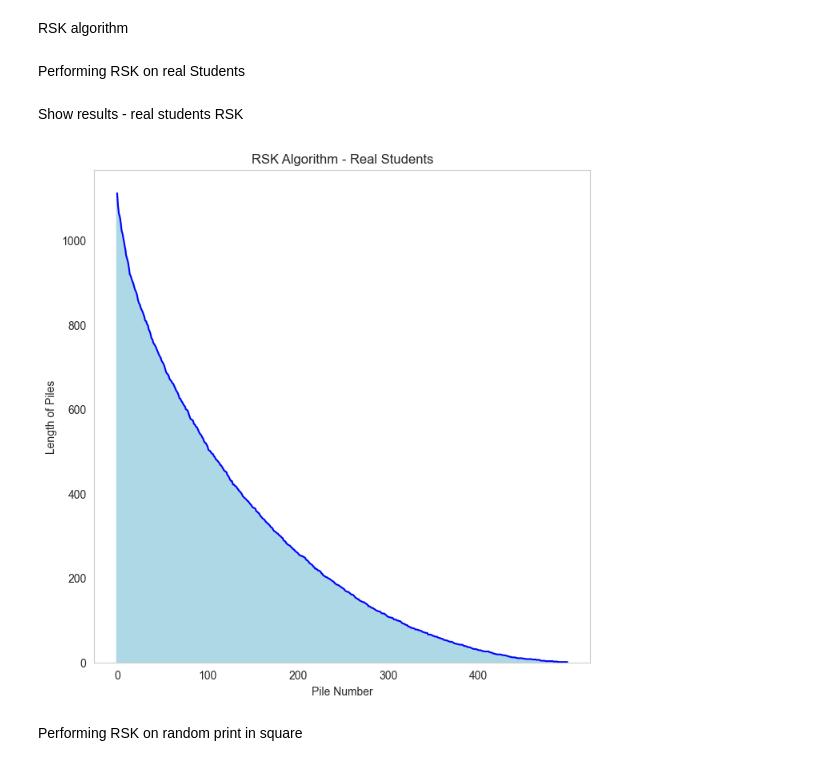
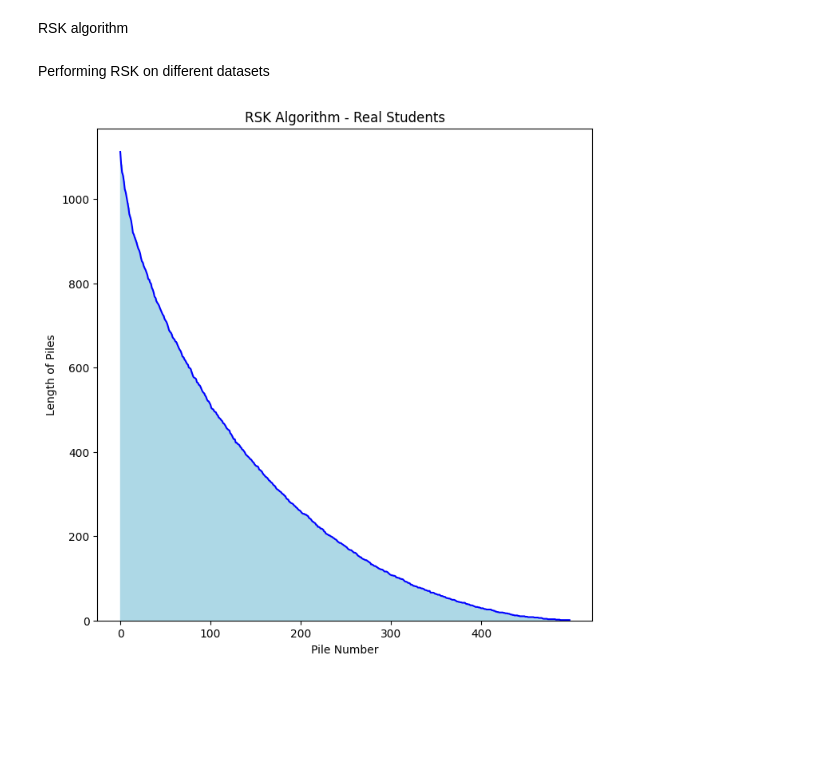
Before and after one commit to rotemchn/SortingGrades, a Jupyter notebook: RSK_algo.ipynb, the cells around one changed output. Cells and saved outputs as stored; diff of their text form; code cells hidden in the pictures; blank space fills up the shorter version.

Commit message:
arranged and plot of real students piles in colors

```diff
--- a/RSK_algo.ipynb
+++ b/RSK_algo.ipynb
@@ -68,6 +67,32 @@ def RSK(df):
             if flag:
                 piles.append([element])
     return piles
+# %%
+def plot_piles(piles, filename, title):
+    lists_lengths = [len(sublist) for sublist in piles]
+    list_indices = range(len(piles))
+    # Create a figure and axes
+    fig, ax = plt.subplots(figsize=(8, 8))
+
+    # Create a bar plot
+    ax.bar(list_indices, lists_lengths, color='skyblue', edgecolor='lightblue', label='List Lengths')
+
+    # Create a line plot
+    ax.plot(list_indices, lists_lengths, color='blue', linestyle='-', label='Line Connects')
+
+    # Set x-axis ticks to match list indices
+    ax.set_xticks(list_indices)
+
+    # Set labels and title
+    ax.set_xticks(range(0, len(piles), 100))
+    ax.set_xlabel('Pile Number')
+    ax.set_ylabel('Length of Piles')
+    ax.set_title('RSK Algorithm - ' + title )
+    ax.grid(False)
+    plt.savefig("plots/png/RSK_"+ filename +".png") # save as png
+    plt.savefig("plots/pdf/RSK_"+ filename +".pdf") # save as pdf
+
+    plt.show()
 # %% [markdown]
-Performing RSK on real Students
+Performing RSK on different datasets
 # %%
@@ -75,32 +100,5 @@ piles = RSK(students)
-# %% [markdown]
-Show results - real students RSK
-# %%
-lists_lengths = [len(sublist) for sublist in piles]
-list_indices = range(len(piles))
-# Create a figure and axes
-fig, ax = plt.subplots(figsize=(8, 8))
-
-# Create a bar plot
-ax.bar(list_indices, lists_lengths, color='skyblue', edgecolor='lightblue', label='List Lengths')
-
-# Create a line plot
-ax.plot(list_indices, lists_lengths, color='blue', linestyle='-', label='Line Connects')
-
-# Set x-axis ticks to match list indices
-ax.set_xticks(list_indices)
-
-# Set labels and title
-ax.set_xticks(range(0, len(piles), 100))
-ax.set_xlabel('Pile Number')
-ax.set_ylabel('Length of Piles')
-ax.set_title('RSK Algorithm - Real Students')
-ax.grid(False)
-plt.savefig("plots/png/RSK_real_students.png")
-plt.savefig("plots/pdf/RSK_real_students.pdf")
-
-plt.show()
-# %% [output]
-[figure, removed]
-# %% [markdown]
-Performing RSK on random print in square
+# %%
+plot_piles(piles,"real_students" ,"Real Students") # plot the piles
+# %% [output]
+[figure, added]
 # %%
```
Also changed, not shown: parts of 21 cells of this notebook, 7 other files.
